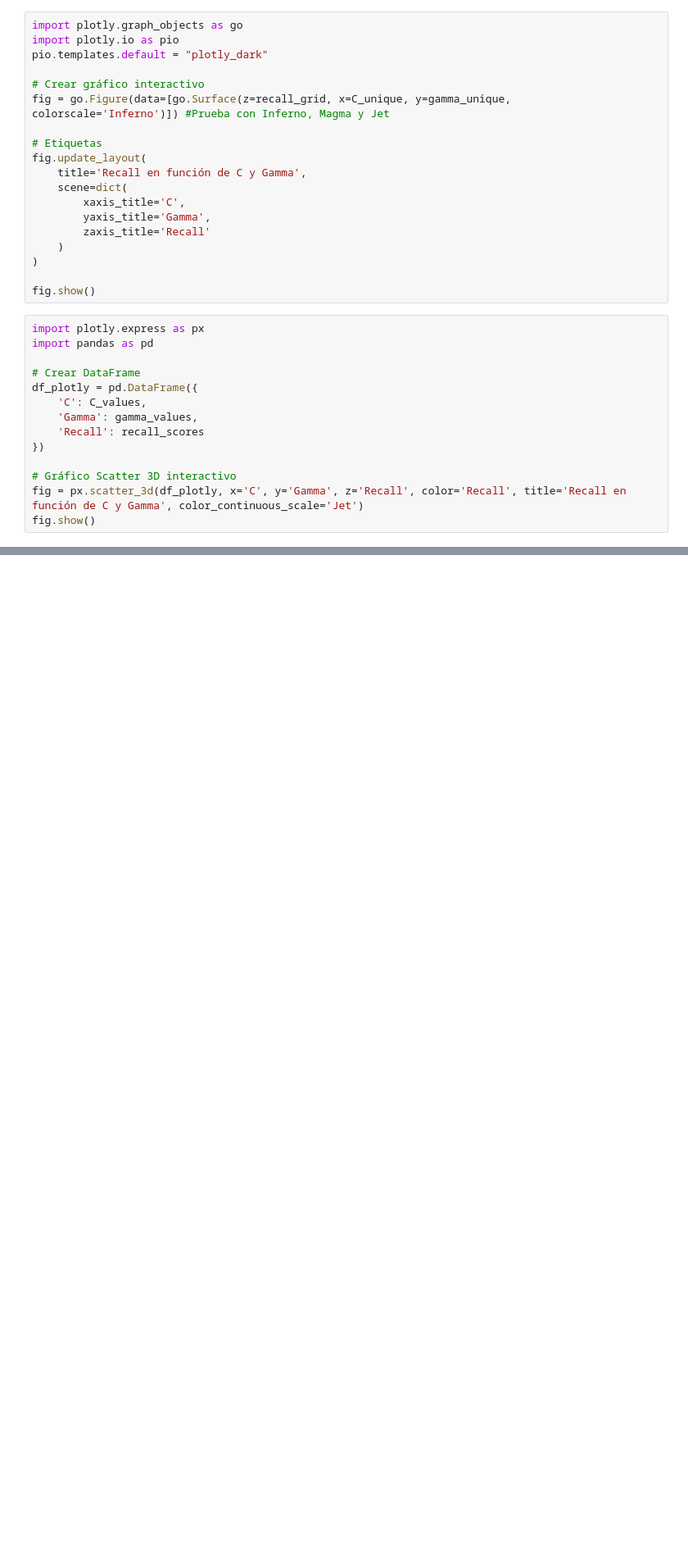
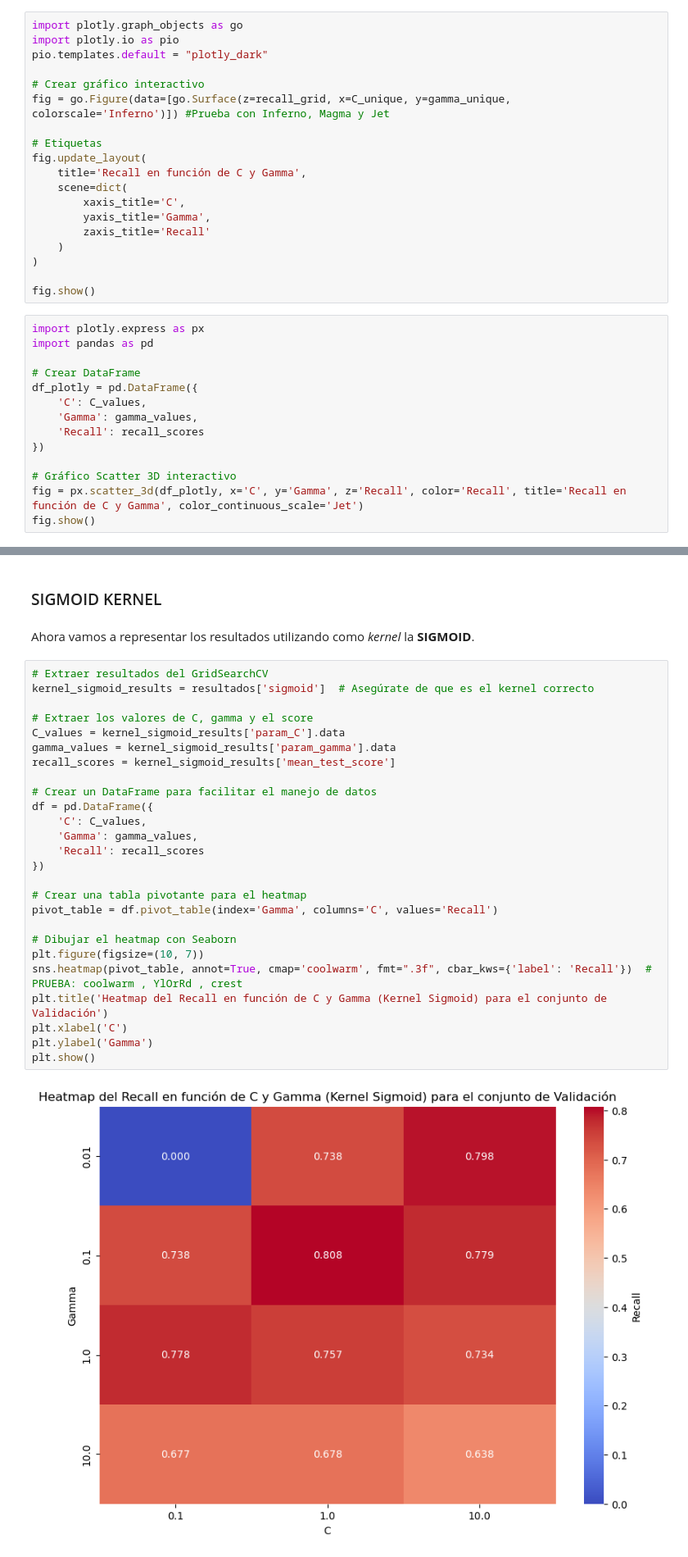
Before and after one commit to alvaar04/Tarea2ML, a Jupyter notebook: G08.ipynb, the cells around one changed output, grey strips where cells are left out. Shown: that part at 82% size. Saved outputs shown, nothing was run; the diff lists cells and outputs as text; blank space fills up the shorter version.

```diff
--- a/G08.ipynb
+++ b/G08.ipynb
@@ -401,0 +402,32 @@ fig.show()
+# %% [markdown]
+### SIGMOID KERNEL
+# %% [markdown]
+Ahora vamos a representar los resultados utilizando como *kernel* la **SIGMOID**.
+# %%
+# Extraer resultados del GridSearchCV
+kernel_sigmoid_results = resultados['sigmoid']  # Asegúrate de que es el kernel correcto
+
+# Extraer los valores de C, gamma y el score
+C_values = kernel_sigmoid_results['param_C'].data
+gamma_values = kernel_sigmoid_results['param_gamma'].data
+recall_scores = kernel_sigmoid_results['mean_test_score']
+
+# Crear un DataFrame para facilitar el manejo de datos
+df = pd.DataFrame({
+    'C': C_values,
+    'Gamma': gamma_values,
+    'Recall': recall_scores
+})
+
+# Crear una tabla pivotante para el heatmap
+pivot_table = df.pivot_table(index='Gamma', columns='C', values='Recall')
+
+# Dibujar el heatmap con Seaborn
+plt.figure(figsize=(10, 7))
+sns.heatmap(pivot_table, annot=True, cmap='coolwarm', fmt=".3f", cbar_kws={'label': 'Recall'})  # PRUEBA: coolwarm , YlOrRd , crest
+plt.title('Heatmap del Recall en función de C y Gamma (Kernel Sigmoid) para el conjunto de Validación')
+plt.xlabel('C')
+plt.ylabel('Gamma')
+plt.show()
+# %% [output]
+[figure, added]
```
Also changed, not shown: parts of 22 cells of this notebook.
